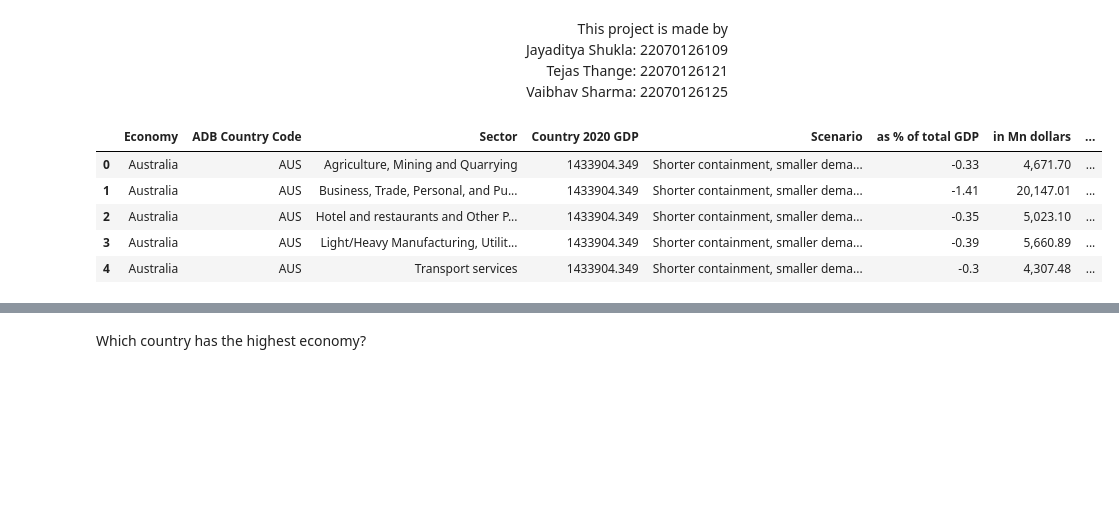
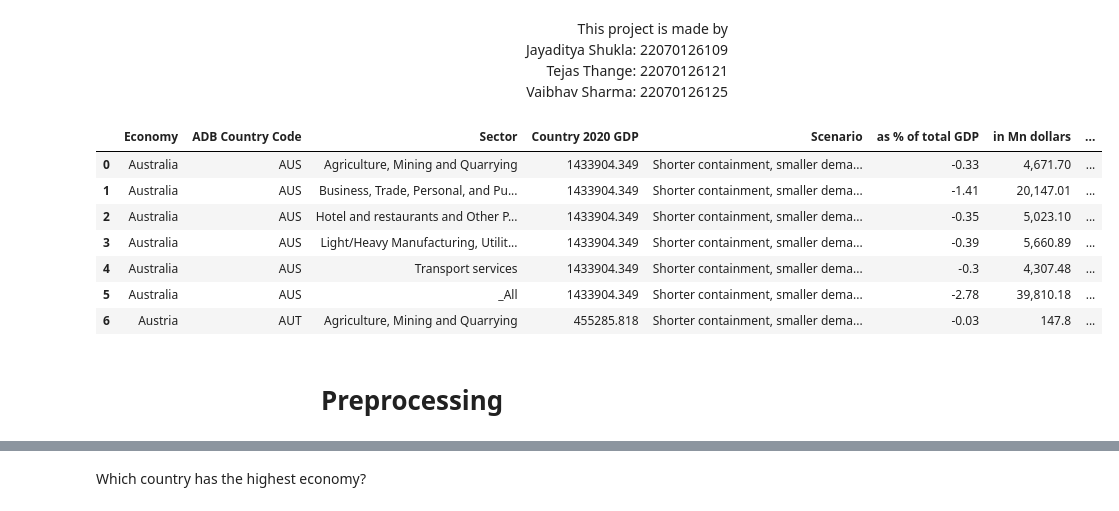
Before and after one commit to vaibhav7766/covid_impact_on_economy_analysis, a Jupyter notebook: main.ipynb, the cells around one changed output, grey strips where cells are left out. Cells and saved outputs as stored; diff of their text form; code cells hidden in the pictures; blank space fills up the shorter version.

```diff
--- a/main.ipynb
+++ b/main.ipynb
@@ -29,13 +29,17 @@ from sklearn.metrics import mean_squared_error, r2_score
 # %%
 df=pd.read_csv(r"covid19datasheet_032820.csv")
-df.head()
+df.head(7)
 # %% [output]
 |  | Economy | ADB Country Code | Sector | Country 2020 GDP | Scenario | as % of total GDP | in Mn dollars | ... |
 | 0 | Australia | AUS | Agriculture, Mining and Quarrying | 1433904.349 | Shorter containment, smaller dema... | -0.33 | 4,671.70 | ... |
 | 1 | Australia | AUS | Business, Trade, Personal, and Pu... | 1433904.349 | Shorter containment, smaller dema... | -1.41 | 20,147.01 | ... |
 | 2 | Australia | AUS | Hotel and restaurants and Other P... | 1433904.349 | Shorter containment, smaller dema... | -0.35 | 5,023.10 | ... |
 | 3 | Australia | AUS | Light/Heavy Manufacturing, Utilit... | 1433904.349 | Shorter containment, smaller dema... | -0.39 | 5,660.89 | ... |
 | 4 | Australia | AUS | Transport services | 1433904.349 | Shorter containment, smaller dema... | -0.3 | 4,307.48 | ... |
+| 5 | Australia | AUS | _All | 1433904.349 | Shorter containment, smaller dema... | -2.78 | 39,810.18 | ... |
+| 6 | Austria | AUT | Agriculture, Mining and Quarrying | 455285.818 | Shorter containment, smaller dema... | -0.03 | 147.8 | ... |
+# %% [markdown]
+<h1 align=center>Preprocessing</h1>
 # %%
 df = df.replace(',', '', regex=True)
 df = df.replace("na",np.nan, regex=True)
```
Also changed, not shown: parts of 25 cells of this notebook, 2 other files.
